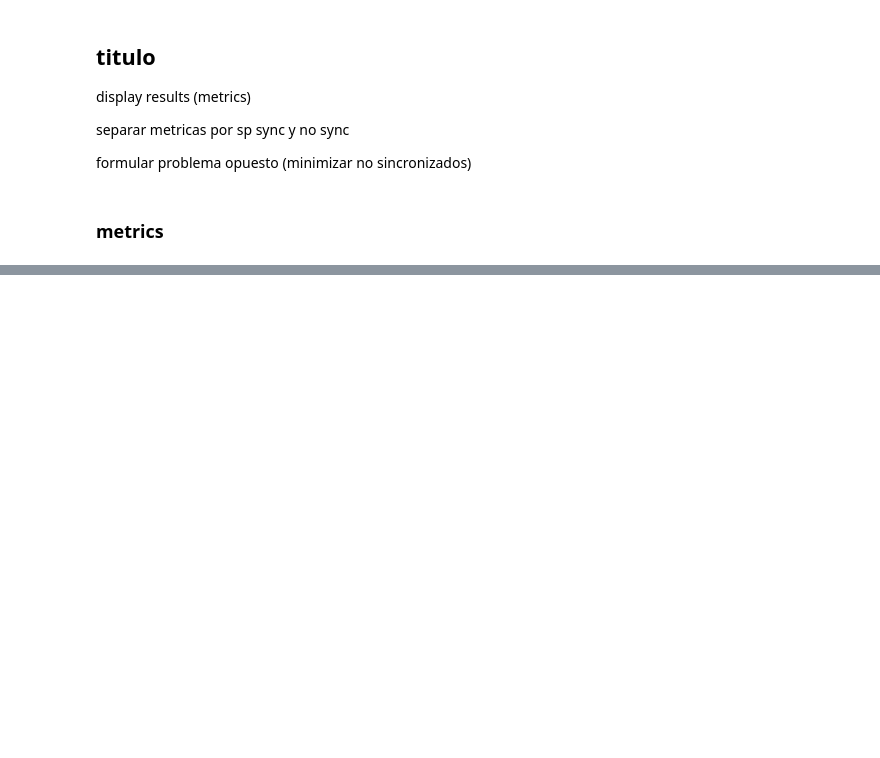
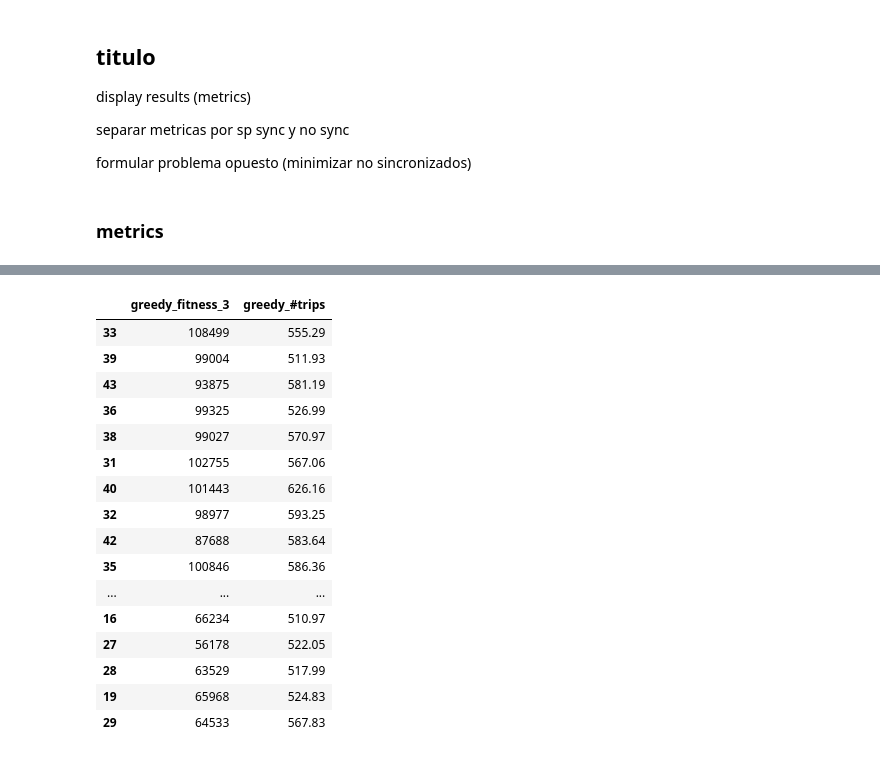
Before and after one commit to jonathan-murana/bus-generator, a Jupyter notebook: bus.ipynb, the cells around one changed output, grey strips where cells are left out. Drawn from its saved outputs; the diff is of its cells as text; code cells hidden in the pictures; blank space fills up the shorter version.

```diff
--- a/bus.ipynb
+++ b/bus.ipynb
@@ -1494,3 +1496,23 @@ results
+# %%
+results.sort_values('scenario')[['greedy_fitness_3','greedy_#trips']]
+# %% [output]
+|  | greedy_fitness_3 | greedy_#trips |
+| 33 | 108499 | 555.29 |
+| 39 | 99004 | 511.93 |
+| 43 | 93875 | 581.19 |
+| 36 | 99325 | 526.99 |
+| 38 | 99027 | 570.97 |
+| 31 | 102755 | 567.06 |
+| 40 | 101443 | 626.16 |
+| 32 | 98977 | 593.25 |
+| 42 | 87688 | 583.64 |
+| 35 | 100846 | 586.36 |
+| ... | ... | ... |
+| 16 | 66234 | 510.97 |
+| 27 | 56178 | 522.05 |
+| 28 | 63529 | 517.99 |
+| 19 | 65968 | 524.83 |
+| 29 | 64533 | 567.83 |
 # %%
 #SCENARIO = scenario_array[10]
 
```
Also changed, not shown: parts of 2 cells of this notebook, 45 other files.
